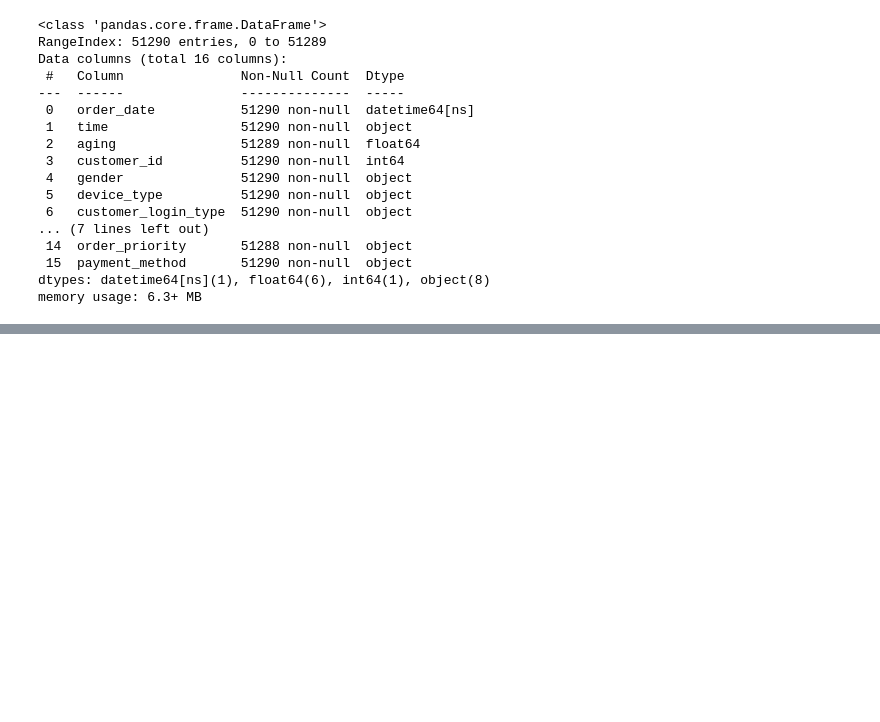
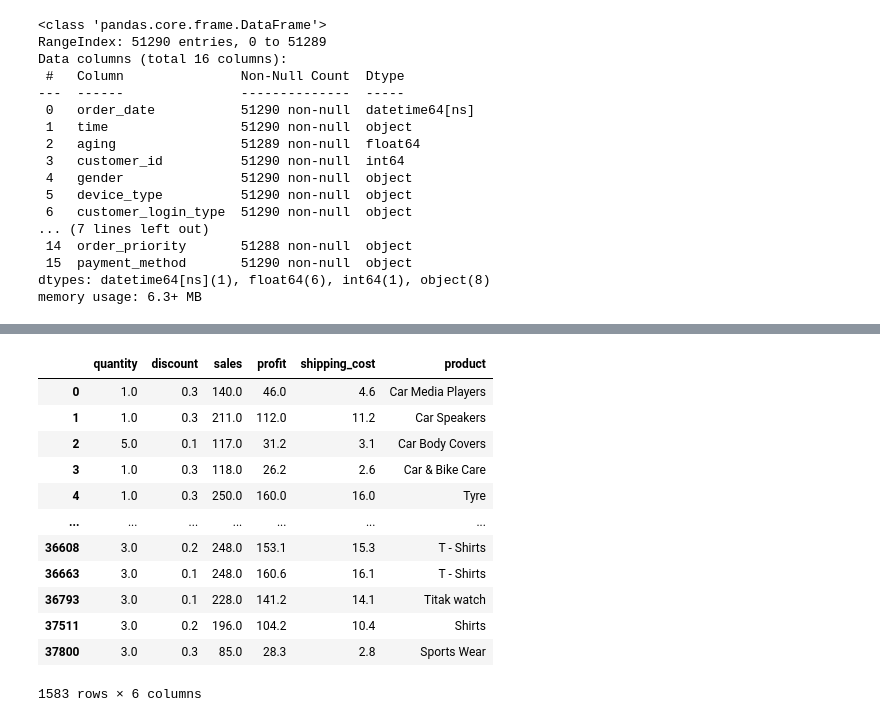
Before and after one commit to Iyanuvicky22/ecommerce_database_analytics, a Jupyter notebook: notebook/data_modelling.ipynb, the cells around one changed output, grey strips where cells are left out. Cells and saved outputs as stored; diff of their text form; code cells hidden in the pictures; blank space fills up the shorter version.

```diff
--- a/notebook/data_modelling.ipynb
+++ b/notebook/data_modelling.ipynb
@@ -160,0 +241,17 @@ orderitems_df
+# %%
+data = orderitems_df.drop_duplicates()
+data
+# %% [output]
+|  | quantity | discount | sales | profit | shipping_cost | product |
+| 0 | 1.0 | 0.3 | 140.0 | 46.0 | 4.6 | Car Media Players |
+| 1 | 1.0 | 0.3 | 211.0 | 112.0 | 11.2 | Car Speakers |
+| 2 | 5.0 | 0.1 | 117.0 | 31.2 | 3.1 | Car Body Covers |
+| 3 | 1.0 | 0.3 | 118.0 | 26.2 | 2.6 | Car & Bike Care |
+| 4 | 1.0 | 0.3 | 250.0 | 160.0 | 16.0 | Tyre |
+| ... | ... | ... | ... | ... | ... | ... |
+| 36608 | 3.0 | 0.2 | 248.0 | 153.1 | 15.3 | T - Shirts |
+| 36663 | 3.0 | 0.1 | 248.0 | 160.6 | 16.1 | T - Shirts |
+| 36793 | 3.0 | 0.1 | 228.0 | 141.2 | 14.1 | Titak watch |
+| 37511 | 3.0 | 0.2 | 196.0 | 104.2 | 10.4 | Shirts |
+| 37800 | 3.0 | 0.3 | 85.0 | 28.3 | 2.8 | Sports Wear |
+1583 rows × 6 columns
```
Also changed, not shown: parts of 14 cells of this notebook, 5 other files.
